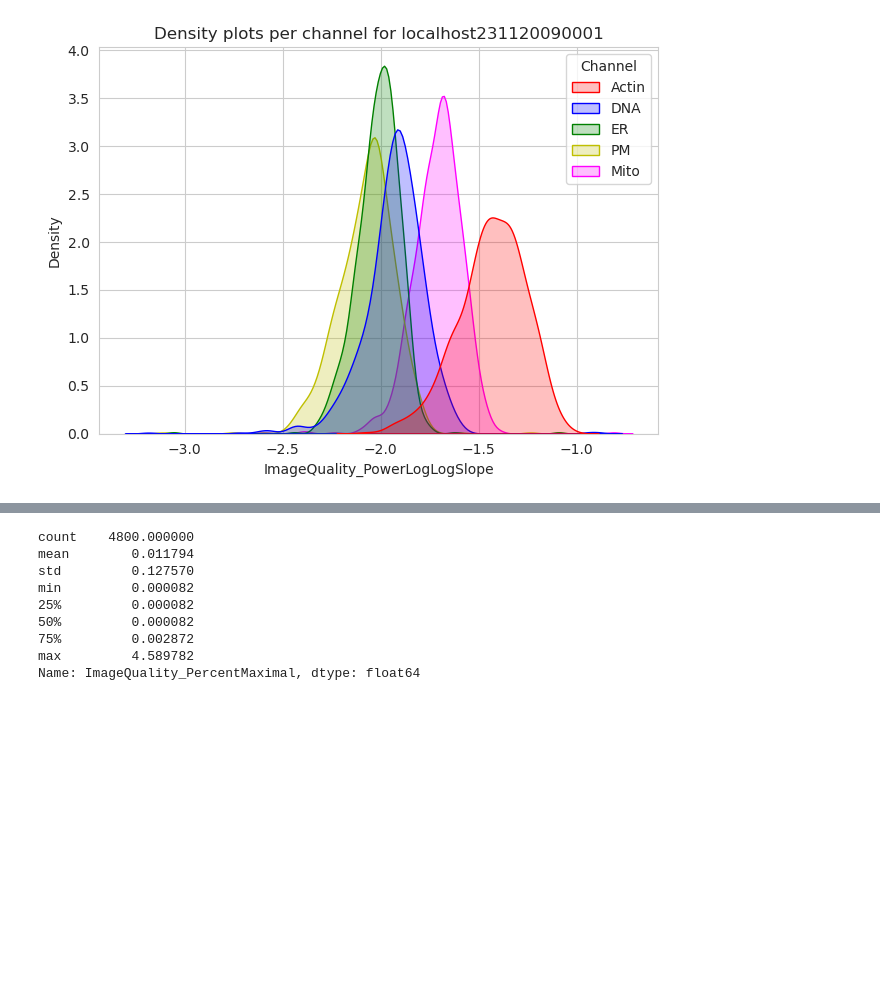
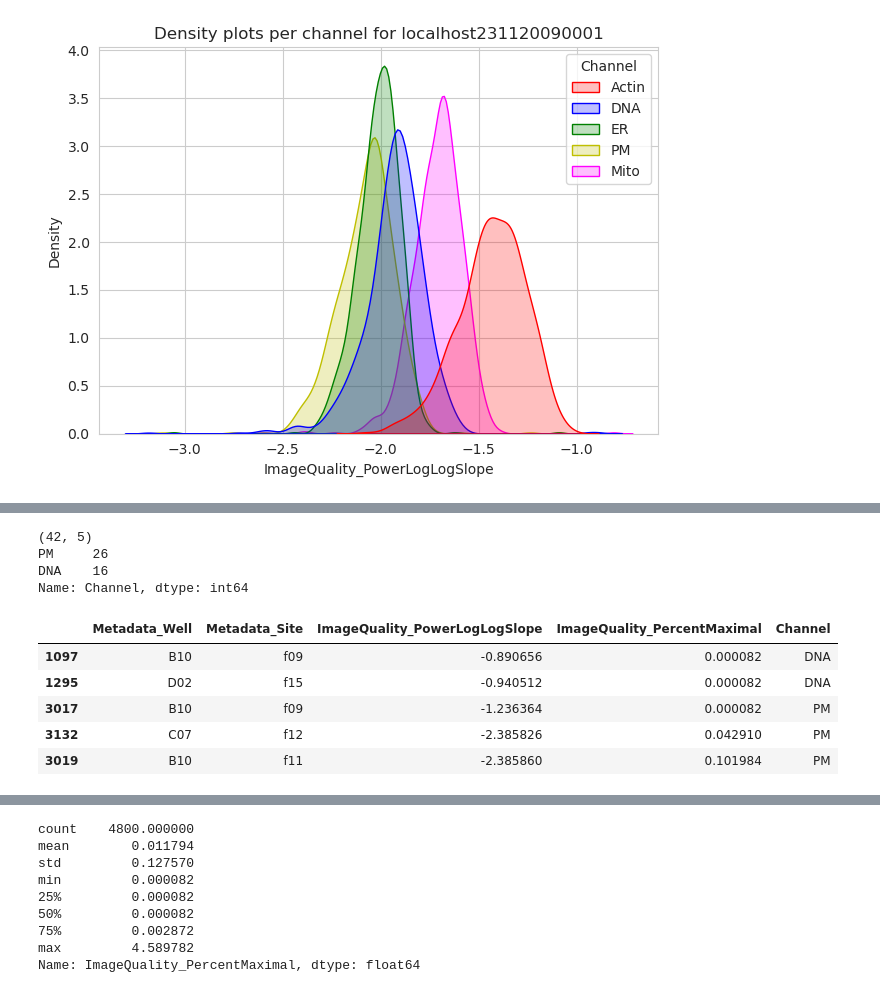
Before and after one commit to WayScience/cellpainting_predicts_cardiac_fibrosis, a Jupyter notebook: 1.preprocessing_data/1.evaluate_qc.ipynb, the cells around one changed output, grey strips where cells are left out. Saved outputs shown, nothing was run; the diff lists cells and outputs as text; code cells hidden in the pictures; blank space fills up the shorter version.

```diff
--- a/1.preprocessing_data/1.evaluate_qc.ipynb
+++ b/1.preprocessing_data/1.evaluate_qc.ipynb
@@ -112,0 +126,27 @@ plt.show()
+# %%
+# Calculate Z-scores for the column
+z_scores = zscore(df['ImageQuality_PowerLogLogSlope'])
+
+# Set a threshold for Z-scores (adjust as needed for number of standard deviations away from the mean)
+threshold_z = 2
+
+# Identify outlier rows based on Z-scores above and below the mean since we are using absolute values of the z-scores
+blur_outliers = df[abs(z_scores) > threshold_z]
+
+# Remove any blur outliers detected in for all channels (currently we have concluded DNA and PM channels are best able to detect blurry images)
+blur_outliers = blur_outliers[(blur_outliers['Channel'] == 'DNA') | (blur_outliers['Channel'] == 'PM')]
+
+print(blur_outliers.shape)
+print(blur_outliers['Channel'].value_counts())
+blur_outliers.sort_values(by='ImageQuality_PowerLogLogSlope', ascending=False).head()
+# %% [output]
+(42, 5)
+PM     26
+DNA    16
+Name: Channel, dtype: int64
+|  | Metadata_Well | Metadata_Site | ImageQuality_PowerLogLogSlope | ImageQuality_PercentMaximal | Channel |
+| 1097 | B10 | f09 | -0.890656 | 0.000082 | DNA |
+| 1295 | D02 | f15 | -0.940512 | 0.000082 | DNA |
+| 3017 | B10 | f09 | -1.236364 | 0.000082 | PM |
+| 3132 | C07 | f12 | -2.385826 | 0.042910 | PM |
+| 3019 | B10 | f11 | -2.385860 | 0.101984 | PM |
```
Also changed, not shown: parts of 11 cells of this notebook, 10 other files.
